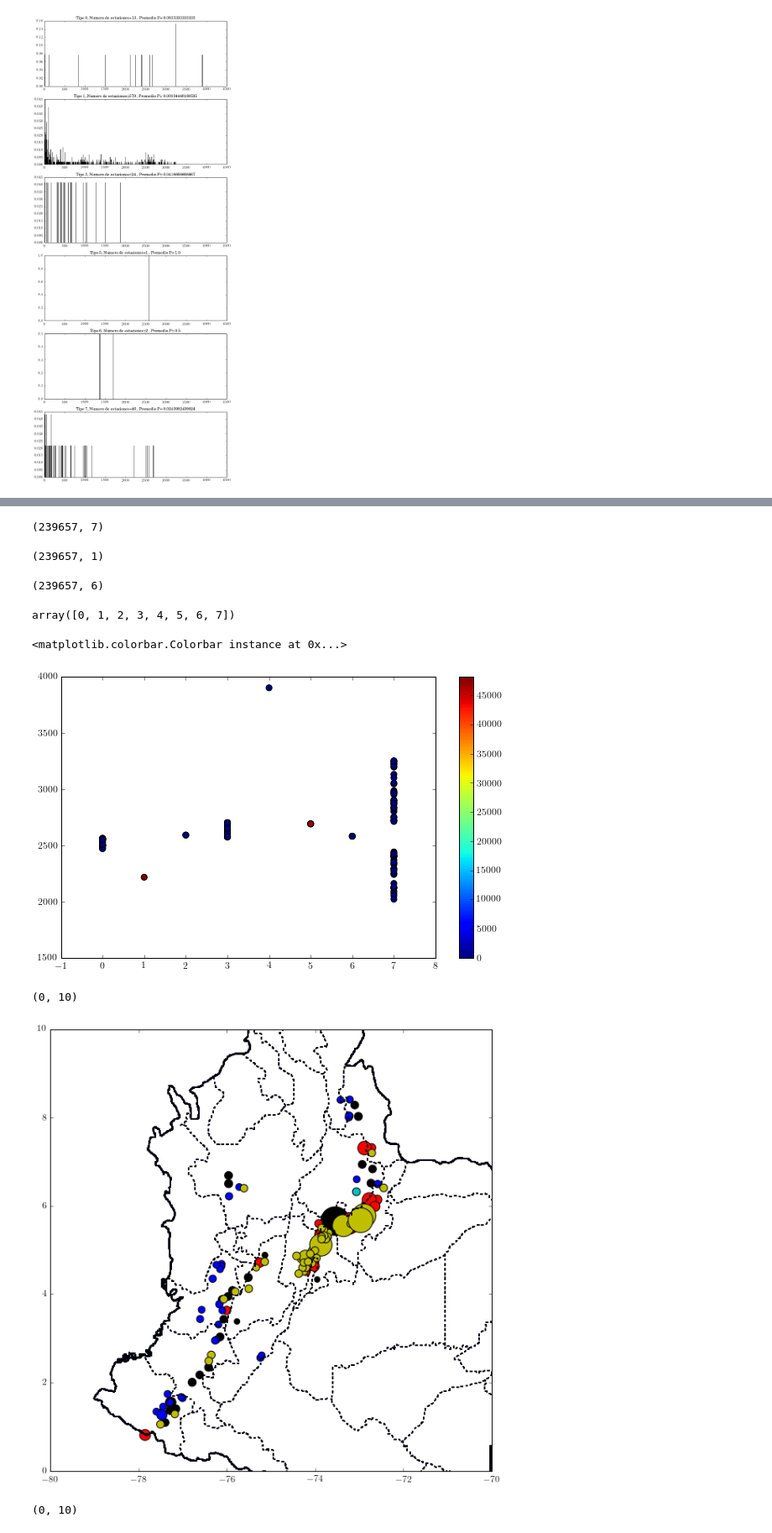
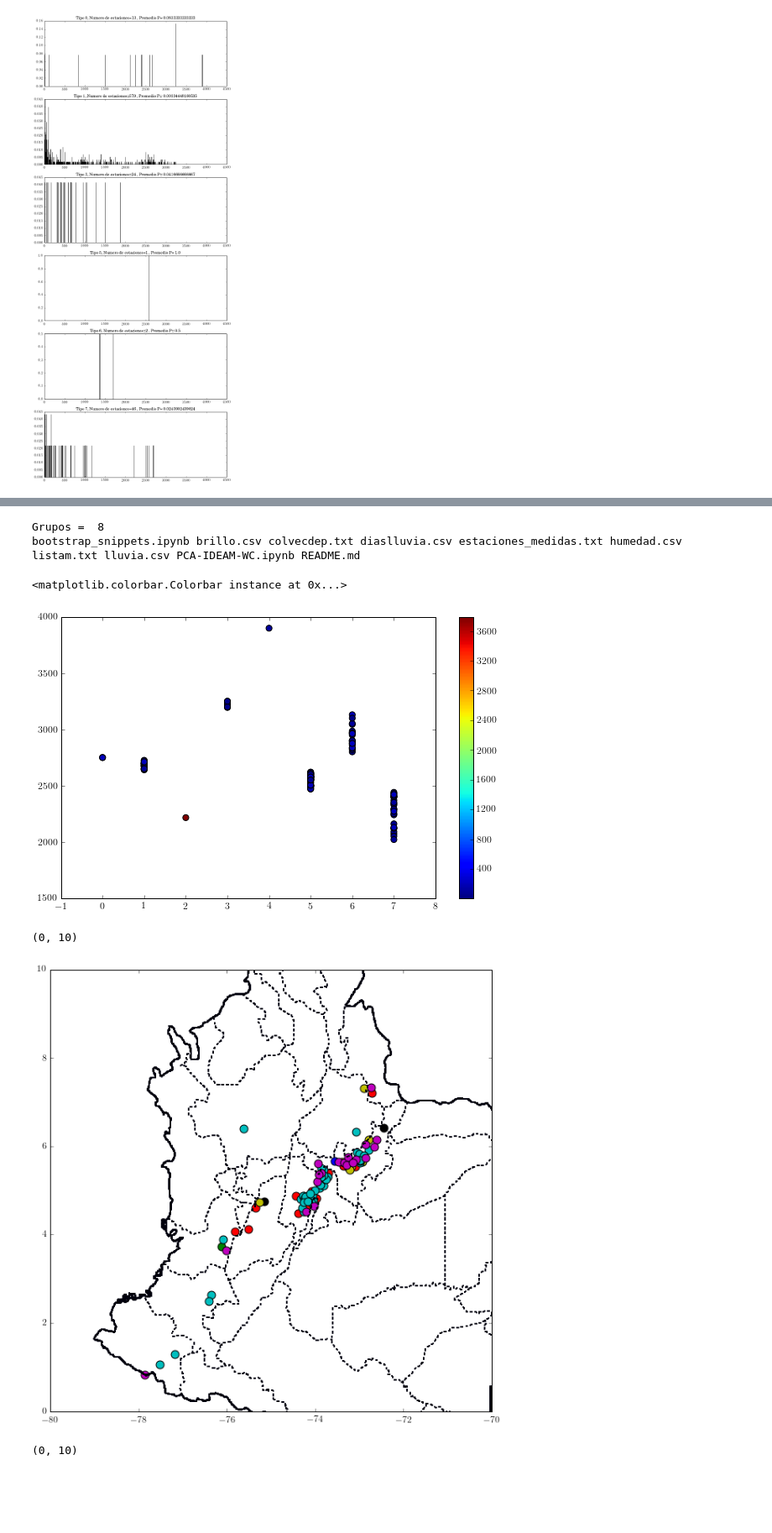
Before and after one commit to saint-germain/ideam, a Jupyter notebook: PCA-IDEAM-WC.ipynb, the cells around one changed output, grey strips where cells are left out. Shown at 84% size. Cells and saved outputs as stored; diff of their text form; code cells hidden in the pictures; blank space fills up the shorter version.

Commit message:
altitude clustering

```diff
--- a/PCA-IDEAM-WC.ipynb
+++ b/PCA-IDEAM-WC.ipynb
@@ -1036,16 +1007,0 @@ np.savetxt('lisstck.txt',listastacked)
-# %%
-listastacked.shape
-# %% [output]
-(239657, 7)
-# %%
-cluster_label_alt.shape
-# %% [output]
-(239657, 1)
-# %%
-listaexp.shape
-# %% [output]
-(239657, 6)
-# %%
-np.unique(cluster_label_alt)
-# %% [output]
-array([0, 1, 2, 3, 4, 5, 6, 7])
@@ -1056,32 +1008,53 @@ rm lisstck.txt
+# %%
+cluster_label_alt=M_best.predict(X)[:, np.newaxis]
+filter=(listaexp[:,4]>=altmin)*(listaexp[:,4]<=altmax)
+listastacked=np.hstack((listaexp[filter],cluster_label_alt))
+np.savetxt('lisstck.txt',listastacked)
+print "Grupos = ", len(np.unique(cluster_label_alt))
+proc = subprocess.Popen(["uniq -c lisstck.txt > listcomp.txt"], stdout=subprocess.PIPE, shell=True)
+proc = subprocess.Popen(["rm lisstck.txt"], stdout=subprocess.PIPE, shell=True)
+stdout = proc.communicate()[0]
+proc = subprocess.Popen(["waitpid(0)"], stdout=subprocess.PIPE, shell=True)
+listcomp=np.loadtxt('listcomp.txt')
+proc = subprocess.Popen(["rm listcomp.txt"], stdout=subprocess.PIPE, shell=True)
+proc = subprocess.Popen(["ls"], stdout=subprocess.PIPE, shell=True)
+stdout = proc.communicate()[0]
+print stdout.replace("\n"," ")
+# %% [output]
+Grupos =  8
+bootstrap_snippets.ipynb brillo.csv colvecdep.txt diaslluvia.csv estaciones_medidas.txt humedad.csv listam.txt lluvia.csv PCA-IDEAM-WC.ipynb README.md
 # %%
 # distribución de grupos vs. altura vs. pesos estadísticos
-listcomp=np.loadtxt('listcomp.txt')
 plt.figure(figsize=(10,6))
 plt.scatter(listcomp[:,7],listcomp[:,5],s=50,c=listcomp[:,0])
 plt.colorbar()
 # %% [output]
 <matplotlib.colorbar.Colorbar instance at 0x...>
-[figure, old version]
+[figure, new version]
 # %%
 plt.figure(figsize=(10,10))
-filter=(listcomp[:,6]==0)
-plt.scatter(-listcomp[:,3][filter],-listcomp[:,4][filter],c='k',s=listcomp[:,0][filter]*5)
-filter=(listcomp[:,6]==1)
-plt.scatter(-listcomp[:,3][filter],-listcomp[:,4][filter],c='r',s=listcomp[:,0][filter]*5)
-filter=(listcomp[:,6]==2)
-plt.scatter(-listcomp[:,3][filter],-listcomp[:,4][filter],c='b',s=listcomp[:,0][filter]*5)
-filter=(listcomp[:,6]==3)
-plt.scatter(-listcomp[:,3][filter],-listcomp[:,4][filter],c='y',s=listcomp[:,0][filter]*5)
-filter=(listcomp[:,6]==4)
-plt.scatter(-listcomp[:,3][filter],-listcomp[:,4][filter],c='g',s=listcomp[:,0][filter]*5)
+filter=(listcomp[:,7]==0)
+plt.scatter(-listcomp[:,3][filter],-listcomp[:,4][filter],c='k',s=100)
+filter=(listcomp[:,7]==1)
+plt.scatter(-listcomp[:,3][filter],-listcomp[:,4][filter],c='r',s=100)
+filter=(listcomp[:,7]==2)
+plt.scatter(-listcomp[:,3][filter],-listcomp[:,4][filter],c='b',s=100)
+filter=(listcomp[:,7]==3)
+plt.scatter(-listcomp[:,3][filter],-listcomp[:,4][filter],c='y',s=100)
+filter=(listcomp[:,7]==4)
+plt.scatter(-listcomp[:,3][filter],-listcomp[:,4][filter],c='g',s=100)
+filter=(listcomp[:,7]==5)
+plt.scatter(-listcomp[:,3][filter],-listcomp[:,4][filter],c='c',s=100)
+filter=(listcomp[:,7]==6)
+plt.scatter(-listcomp[:,3][filter],-listcomp[:,4][filter],c='m',s=100)
 plt.scatter(colvec[:,0],colvec[:,1],s=1)
 plt.scatter(np.array([-73.06]),np.array([6.3211484]),s=100,c='c')
 #plt.colorbar()
 plt.xlim(-80,-70)
 plt.ylim(0,10)
 # %% [output]
 (0, 10)
-[figure, old version]
+[figure, new version]
 # %%
 plt.figure(figsize=(10,10))
 
```
Also changed, not shown: parts of 20 cells of this notebook, 1 other file.
